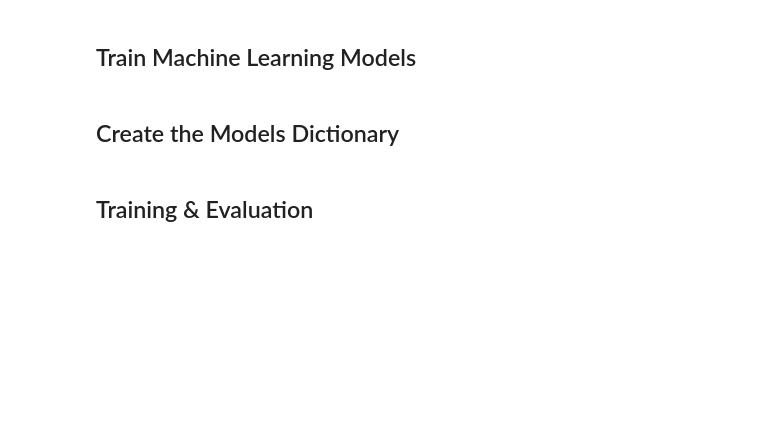
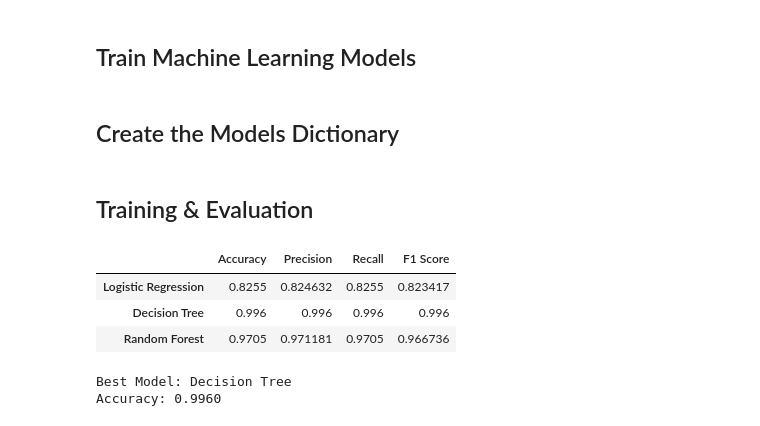
Before and after one commit to AbdulMunimM/smart-irrigation-prediction, a Jupyter notebook: notebooks/irrigation_prediction.ipynb, the cells around one changed output. Saved outputs shown, nothing was run; the diff lists cells and outputs as text; code cells hidden in the pictures; blank space fills up the shorter version.

```diff
--- a/notebooks/irrigation_prediction.ipynb
+++ b/notebooks/irrigation_prediction.ipynb
@@ -279,3 +279,29 @@ for name, model in models.items():
         "Recall": recall,
         "F1 Score": f1
     }
+# %%
+import pandas as pd
+
+results_df = pd.DataFrame(results).T
+results_df.drop(columns=["Pipeline"])
+# %% [output]
+|  | Accuracy | Precision | Recall | F1 Score |
+| Logistic Regression | 0.8255 | 0.824632 | 0.8255 | 0.823417 |
+| Decision Tree | 0.996 | 0.996 | 0.996 | 0.996 |
+| Random Forest | 0.9705 | 0.971181 | 0.9705 | 0.966736 |
+# %%
+# Find the model with the highest accuracy
+best_model_name = max(
+    results,
+    key=lambda model_name: results[model_name]["Accuracy"]
+)
+
+# Retrieve the corresponding trained pipeline
+best_pipeline = results[best_model_name]["Pipeline"]
+
+# Print the best model
+print(f"Best Model: {best_model_name}")
+print(f"Accuracy: {results[best_model_name]['Accuracy']:.4f}")
+# %% [output]
+Best Model: Decision Tree
+Accuracy: 0.9960
```
Also changed, not shown: parts of 3 cells of this notebook.
